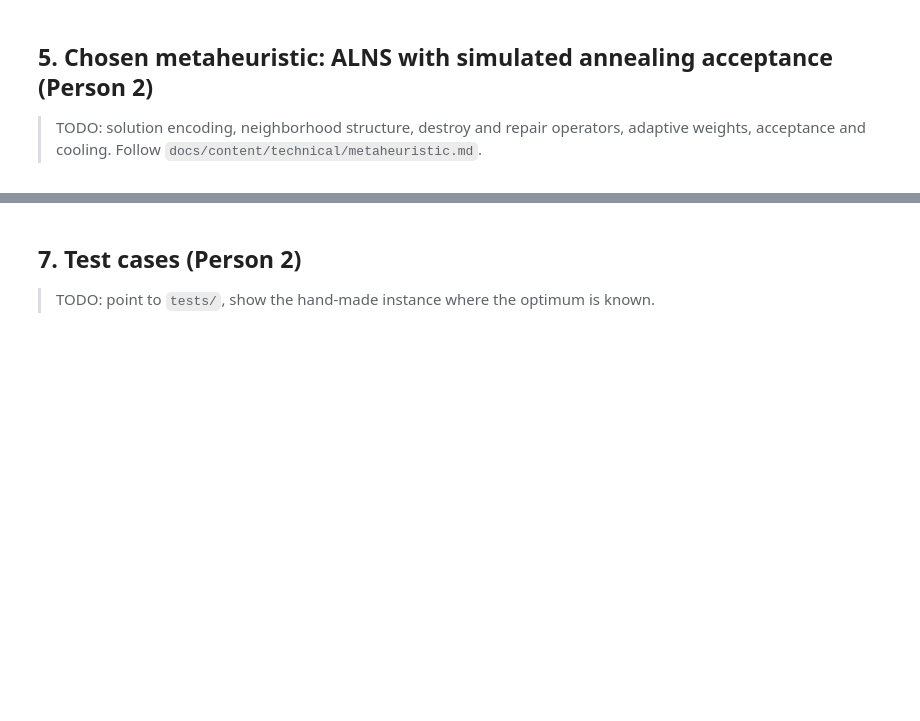
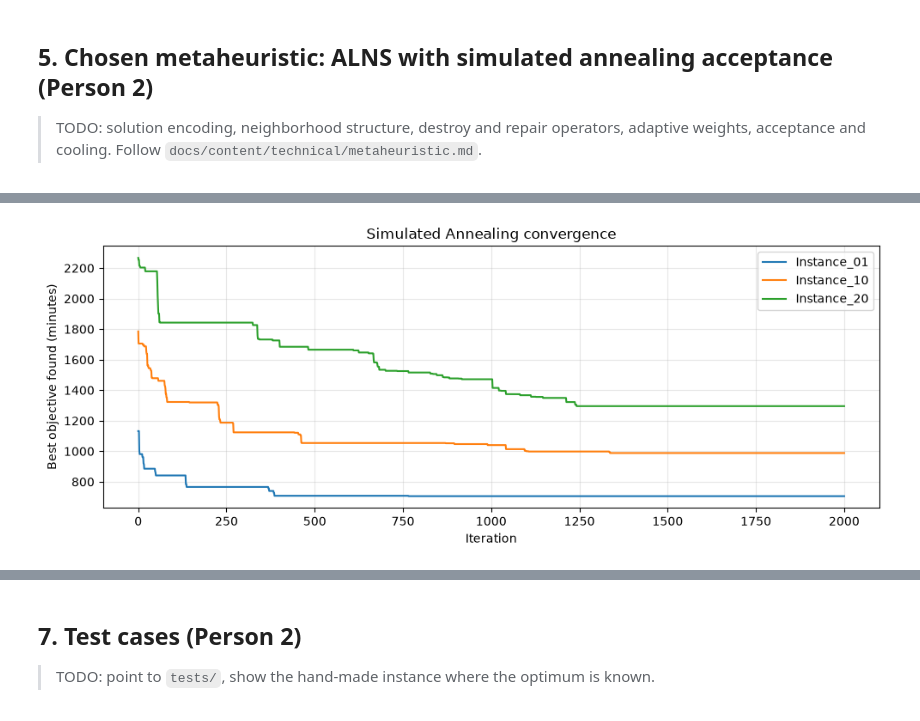
Before and after one commit to zzaved/cesi-cvrp-metaheuristics, a Jupyter notebook: notebooks/02_final_deliverable.ipynb, the cells around one changed output, grey strips where cells are left out. Drawn from its saved outputs; the diff is of its cells as text; code cells hidden in the pictures; blank space fills up the shorter version.

```diff
--- a/notebooks/02_final_deliverable.ipynb
+++ b/notebooks/02_final_deliverable.ipynb
@@ -30,0 +332,13 @@ synthetic instance; add VRPLIB instances once downloaded.
+# %%
+fig, ax = plt.subplots(figsize=(10, 4))
+for name in ["Instance_01", "Instance_10", "Instance_20"]:
+    ax.plot(solutions[name]["best_history"], label=name)
+ax.set_xlabel("Iteration")
+ax.set_ylabel("Best objective found (minutes)")
+ax.set_title("Simulated Annealing convergence")
+ax.legend()
+ax.grid(alpha=0.3)
+plt.tight_layout()
+plt.show()
+# %% [output]
+[figure, added]
```
Also changed, not shown: parts of 20 cells of this notebook.
